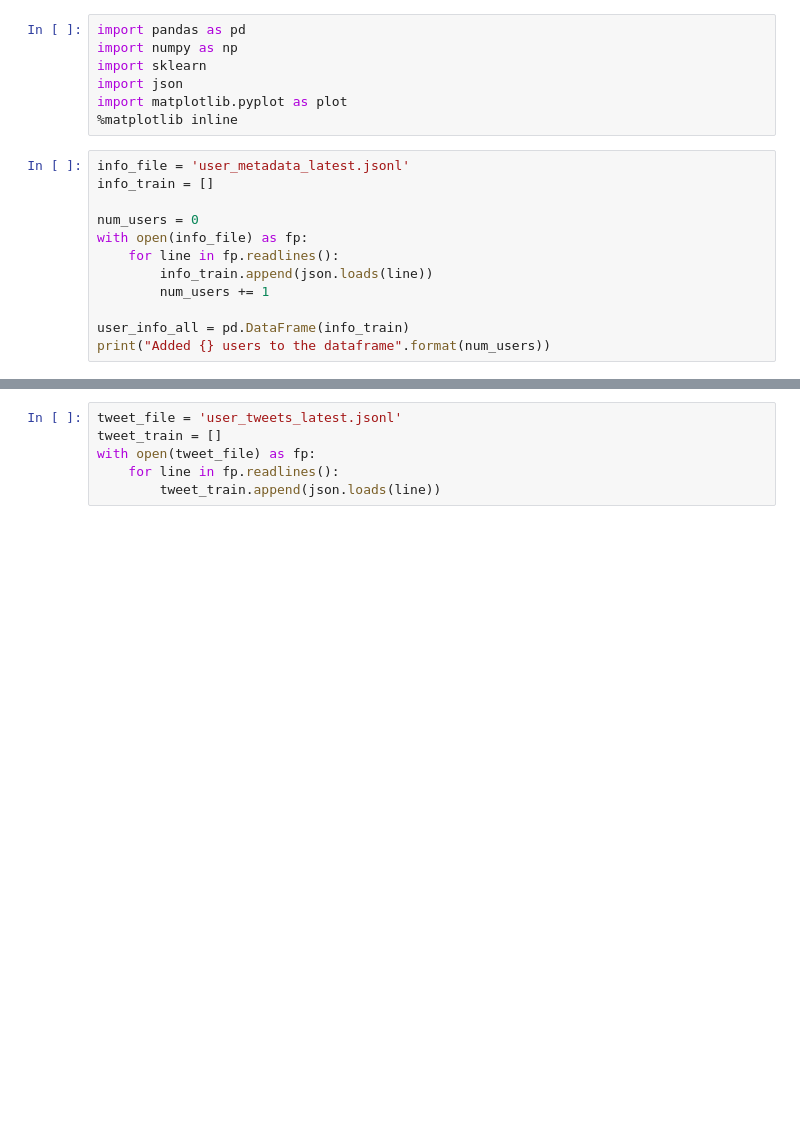
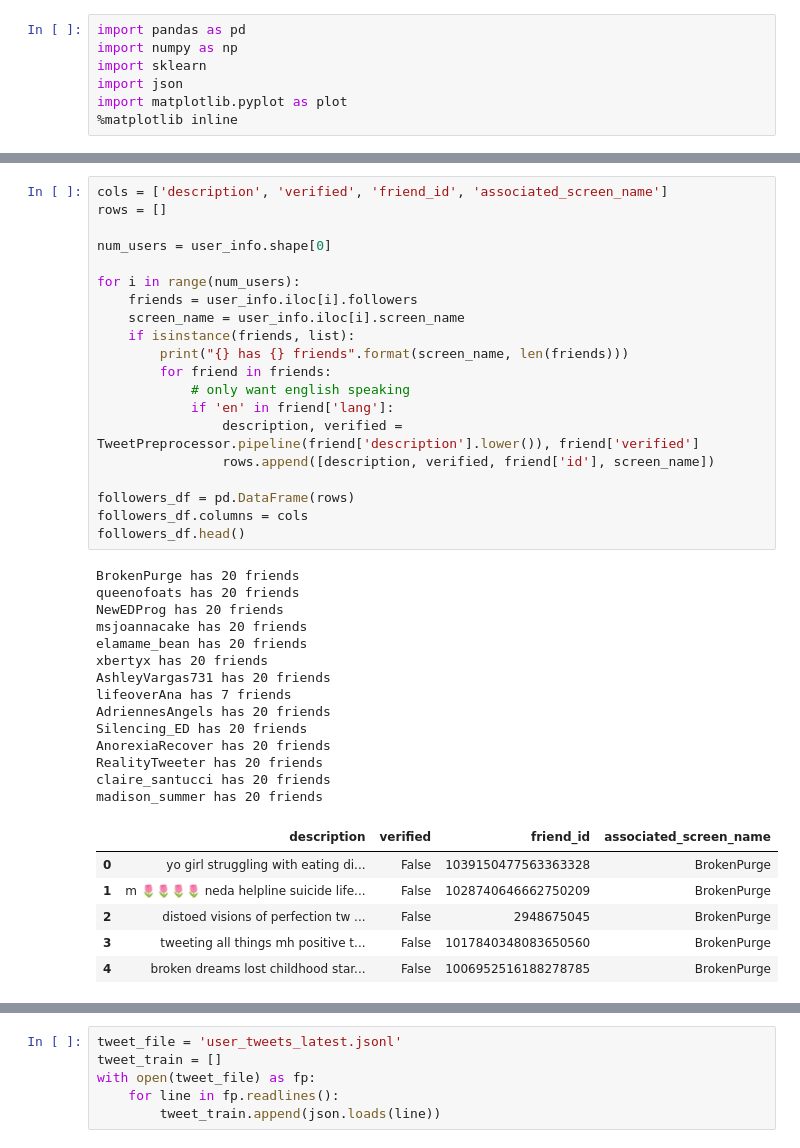
Before and after one commit to detectAna/detectAna, a Jupyter notebook: exploratory_analysis/data_analysis.ipynb, the cells around one changed output, grey strips where cells are left out. Cells and saved outputs as stored; diff of their text form; blank space fills up the shorter version.

```diff
--- a/exploratory_analysis/data_analysis.ipynb
+++ b/exploratory_analysis/data_analysis.ipynb
@@ -5,15 +5,3 @@ import sklearn
 import json
 import matplotlib.pyplot as plot
 %matplotlib inline
-# %%
-info_file = 'user_metadata_latest.jsonl'
-info_train = []
-
-num_users = 0
-with open(info_file) as fp:
-    for line in fp.readlines():
-        info_train.append(json.loads(line))
-        num_users += 1
-
-user_info_all = pd.DataFrame(info_train)
-print("Added {} users to the dataframe".format(num_users))
@@ -95,0 +31,41 @@ user_info.head()
+# %%
+cols = ['description', 'verified', 'friend_id', 'associated_screen_name']
+rows = []
+
+num_users = user_info.shape[0]
+
+for i in range(num_users):
+    friends = user_info.iloc[i].followers
+    screen_name = user_info.iloc[i].screen_name
+    if isinstance(friends, list):
+        print("{} has {} friends".format(screen_name, len(friends)))
+        for friend in friends:
+            # only want english speaking
+            if 'en' in friend['lang']:
+                description, verified = TweetPreprocessor.pipeline(friend['description'].lower()), friend['verified']
+                rows.append([description, verified, friend['id'], screen_name])
+
+followers_df = pd.DataFrame(rows)
+followers_df.columns = cols
+followers_df.head()
+# %% [output]
+BrokenPurge has 20 friends
+queenofoats has 20 friends
+NewEDProg has 20 friends
+msjoannacake has 20 friends
+elamame_bean has 20 friends
+xbertyx has 20 friends
+AshleyVargas731 has 20 friends
+lifeoverAna has 7 friends
+AdriennesAngels has 20 friends
+Silencing_ED has 20 friends
+AnorexiaRecover has 20 friends
+RealityTweeter has 20 friends
+claire_santucci has 20 friends
+madison_summer has 20 friends
+|  | description | verified | friend_id | associated_screen_name |
+| 0 | yo girl struggling with eating di... | False | 1039150477563363328 | BrokenPurge |
+| 1 | m 🌷🌷🌷🌷 neda helpline suicide life... | False | 1028740646662750209 | BrokenPurge |
+| 2 | distoed visions of perfection tw ... | False | 2948675045 | BrokenPurge |
+| 3 | tweeting all things mh positive t... | False | 1017840348083650560 | BrokenPurge |
+| 4 | broken dreams lost childhood star... | False | 1006952516188278785 | BrokenPurge |
```
Also changed, not shown: parts of 13 cells of this notebook, 1 other file.
